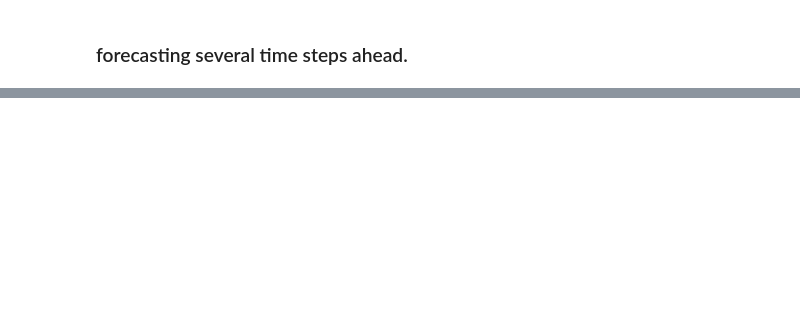
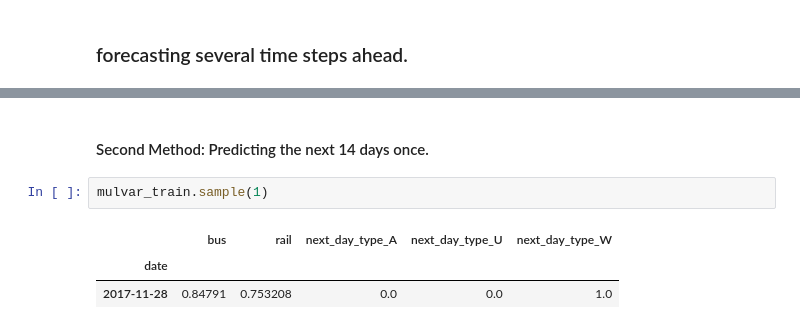
Before and after one commit to sayedgamal99/Data-Science, a Jupyter notebook: Educational/Hands-On-Machine-Learning/CH15 Processing Sequences Using RNNs and CNNs/notebook.ipynb, the cells around one changed output, grey strips where cells are left out. Cells and saved outputs as stored; diff of their text form; blank space fills up the shorter version.

```diff
--- a/Educational/Hands-On-Machine-Learning/CH15 Processing Sequences Using RNNs and CNNs/notebook.ipynb
+++ b/Educational/Hands-On-Machine-Learning/CH15 Processing Sequences Using RNNs and CNNs/notebook.ipynb
@@ -566,0 +615,8 @@ rail 26144
+# %% [markdown]
+#### Second Method: Predicting the next 14 days once.
+# %%
+mulvar_train.sample(1)
+# %% [output]
+|  | bus | rail | next_day_type_A | next_day_type_U | next_day_type_W |
+| date |  |  |  |  |  |
+| 2017-11-28 | 0.84791 | 0.753208 | 0.0 | 0.0 | 1.0 |
```
Also changed, not shown: parts of 31 cells of this notebook.
